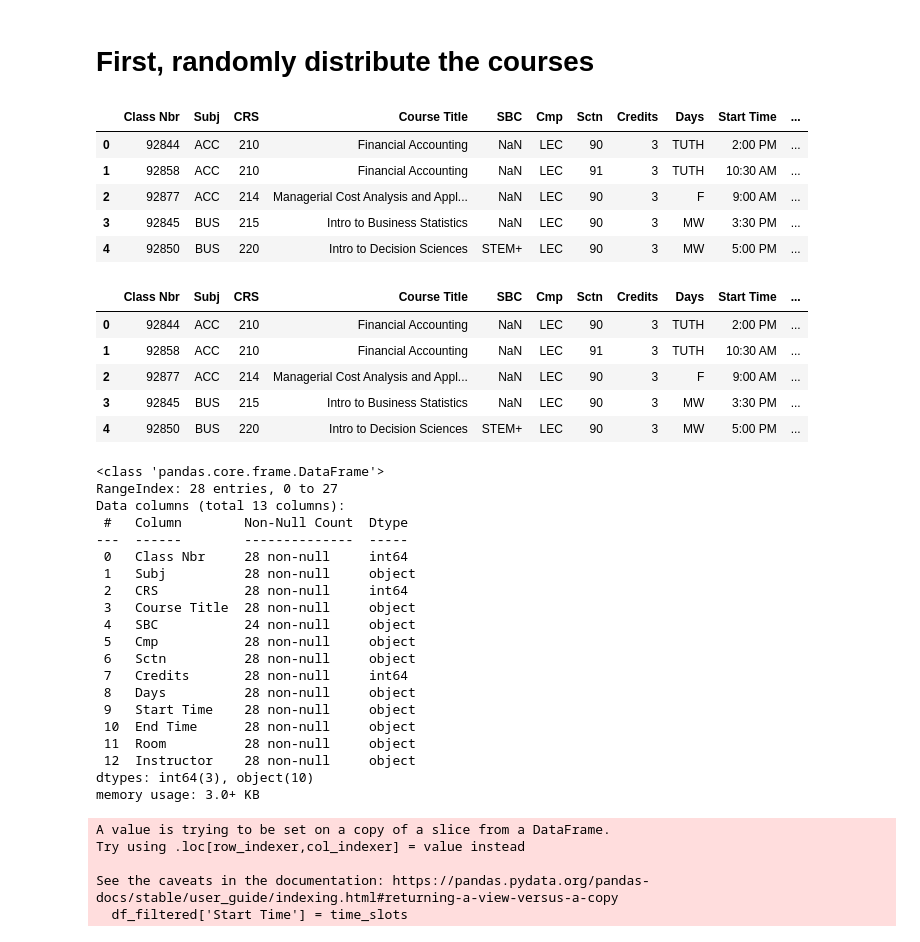
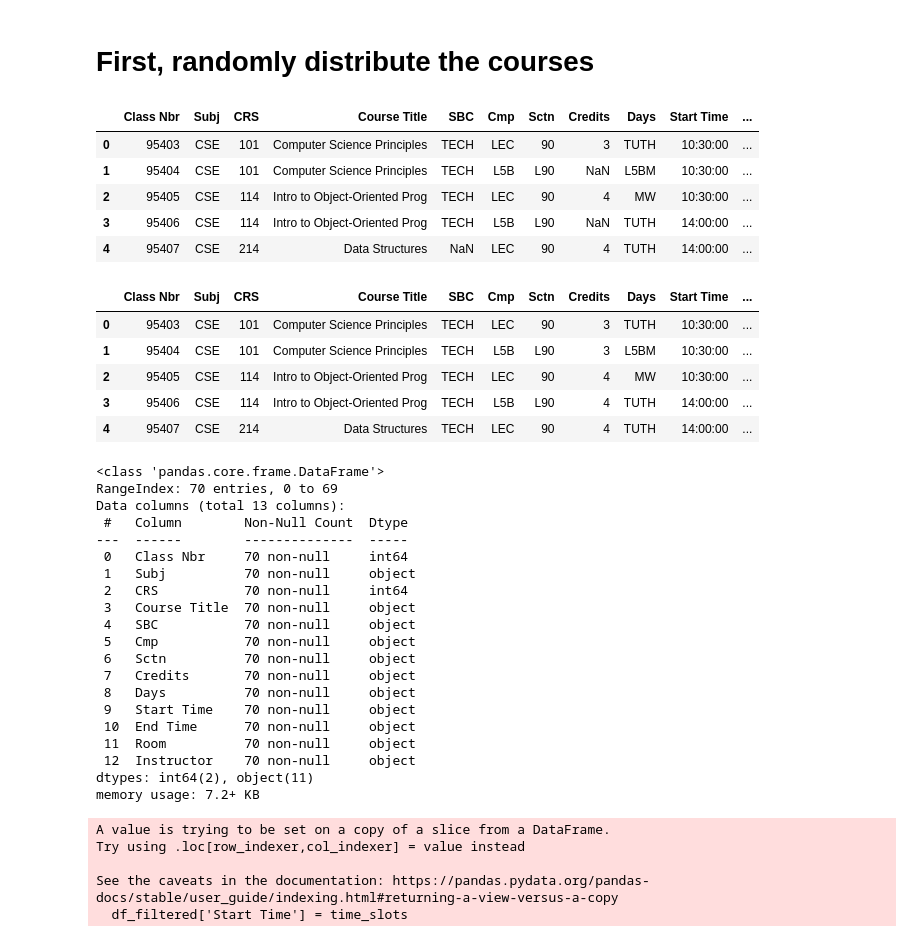
Before and after one commit to roiard/416, a Jupyter notebook: server/course_schedule.ipynb, the cells around one changed output. Saved outputs shown, nothing was run; the diff lists cells and outputs as text; code cells hidden in the pictures.

```diff
--- a/server/course_schedule.ipynb
+++ b/server/course_schedule.ipynb
@@ -8,48 +9,48 @@ from random import randint
 # %% [markdown]
 # First, randomly distribute the courses
 # %%
-df = pd.read_excel('./course_2023.xlsx', sheet_name=1)
+df = pd.read_excel('./course_22_F_CSE.xlsx')
 
 df.head()
 # %% [output]
 |  | Class Nbr | Subj | CRS | Course Title | SBC | Cmp | Sctn | Credits | Days | Start Time | ... |
-| 0 | 92844 | ACC | 210 | Financial Accounting | NaN | LEC | 90 | 3 | TUTH | 2:00 PM | ... |
-| 1 | 92858 | ACC | 210 | Financial Accounting | NaN | LEC | 91 | 3 | TUTH | 10:30 AM | ... |
-| 2 | 92877 | ACC | 214 | Managerial Cost Analysis and Appl... | NaN | LEC | 90 | 3 | F | 9:00 AM | ... |
-| 3 | 92845 | BUS | 215 | Intro to Business Statistics | NaN | LEC | 90 | 3 | MW | 3:30 PM | ... |
-| 4 | 92850 | BUS | 220 | Intro to Decision Sciences | STEM+ | LEC | 90 | 3 | MW | 5:00 PM | ... |
+| 0 | 95403 | CSE | 101 | Computer Science Principles | TECH | LEC | 90 | 3 | TUTH | 10:30:00 | ... |
+| 1 | 95404 | CSE | 101 | Computer Science Principles | TECH | L5B | L90 | NaN | L5BM | 10:30:00 | ... |
+| 2 | 95405 | CSE | 114 | Intro to Object-Oriented Prog | TECH | LEC | 90 | 4 | MW | 10:30:00 | ... |
+| 3 | 95406 | CSE | 114 | Intro to Object-Oriented Prog | TECH | L5B | L90 | NaN | TUTH | 14:00:00 | ... |
+| 4 | 95407 | CSE | 214 | Data Structures | NaN | LEC | 90 | 4 | TUTH | 14:00:00 | ... |
 # %%
 df.fillna(method='ffill', inplace=True)
 # %%
 df.head()
 # %% [output]
 |  | Class Nbr | Subj | CRS | Course Title | SBC | Cmp | Sctn | Credits | Days | Start Time | ... |
-| 0 | 92844 | ACC | 210 | Financial Accounting | NaN | LEC | 90 | 3 | TUTH | 2:00 PM | ... |
-| 1 | 92858 | ACC | 210 | Financial Accounting | NaN | LEC | 91 | 3 | TUTH | 10:30 AM | ... |
-| 2 | 92877 | ACC | 214 | Managerial Cost Analysis and Appl... | NaN | LEC | 90 | 3 | F | 9:00 AM | ... |
-| 3 | 92845 | BUS | 215 | Intro to Business Statistics | NaN | LEC | 90 | 3 | MW | 3:30 PM | ... |
-| 4 | 92850 | BUS | 220 | Intro to Decision Sciences | STEM+ | LEC | 90 | 3 | MW | 5:00 PM | ... |
+| 0 | 95403 | CSE | 101 | Computer Science Principles | TECH | LEC | 90 | 3 | TUTH | 10:30:00 | ... |
+| 1 | 95404 | CSE | 101 | Computer Science Principles | TECH | L5B | L90 | 3 | L5BM | 10:30:00 | ... |
+| 2 | 95405 | CSE | 114 | Intro to Object-Oriented Prog | TECH | LEC | 90 | 4 | MW | 10:30:00 | ... |
+| 3 | 95406 | CSE | 114 | Intro to Object-Oriented Prog | TECH | L5B | L90 | 4 | TUTH | 14:00:00 | ... |
+| 4 | 95407 | CSE | 214 | Data Structures | TECH | LEC | 90 | 4 | TUTH | 14:00:00 | ... |
 # %%
 df.info()
 # %% [output]
 <class 'pandas.core.frame.DataFrame'>
-RangeIndex: 28 entries, 0 to 27
+RangeIndex: 70 entries, 0 to 69
 Data columns (total 13 columns):
  #   Column        Non-Null Count  Dtype
 ---  ------        --------------  -----
- 0   Class Nbr     28 non-null     int64
- 1   Subj          28 non-null     object
- 2   CRS           28 non-null     int64
- 3   Course Title  28 non-null     object
- 4   SBC           24 non-null     object
- 5   Cmp           28 non-null     object
- 6   Sctn          28 non-null     object
- 7   Credits       28 non-null     int64
- 8   Days          28 non-null     object
- 9   Start Time    28 non-null     object
- 10  End Time      28 non-null     object
- 11  Room          28 non-null     object
- 12  Instructor    28 non-null     object
-dtypes: int64(3), object(10)
-memory usage: 3.0+ KB
+ 0   Class Nbr     70 non-null     int64
+ 1   Subj          70 non-null     object
+ 2   CRS           70 non-null     int64
+ 3   Course Title  70 non-null     object
+ 4   SBC           70 non-null     object
+ 5   Cmp           70 non-null     object
+ 6   Sctn          70 non-null     object
+ 7   Credits       70 non-null     object
+ 8   Days          70 non-null     object
+ 9   Start Time    70 non-null     object
+ 10  End Time      70 non-null     object
+ 11  Room          70 non-null     object
+ 12  Instructor    70 non-null     object
+dtypes: int64(2), object(11)
+memory usage: 7.2+ KB
 # %%
```
Also changed, not shown: parts of 3 cells of this notebook, 7 other files.
